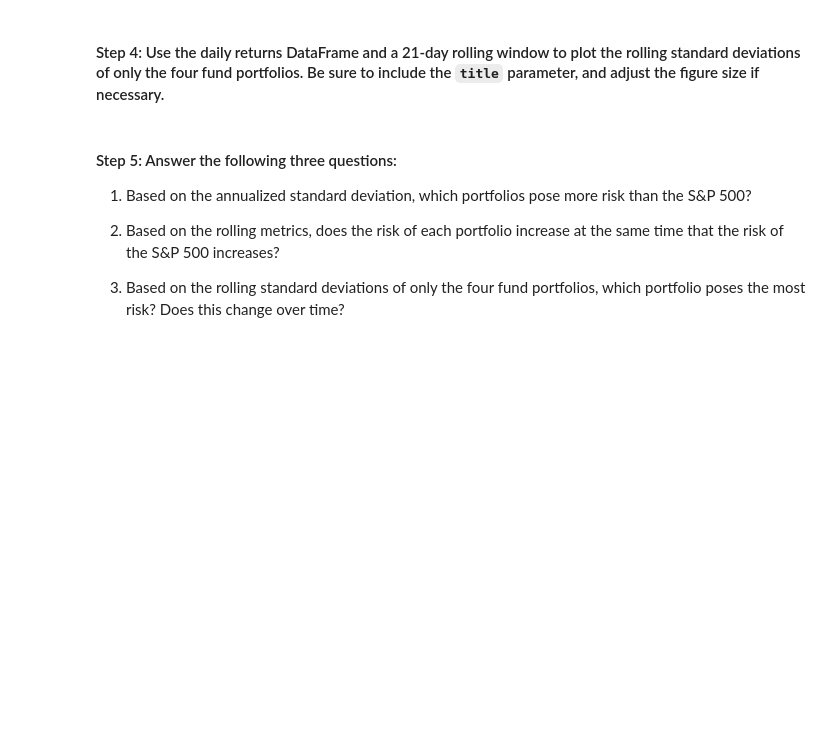
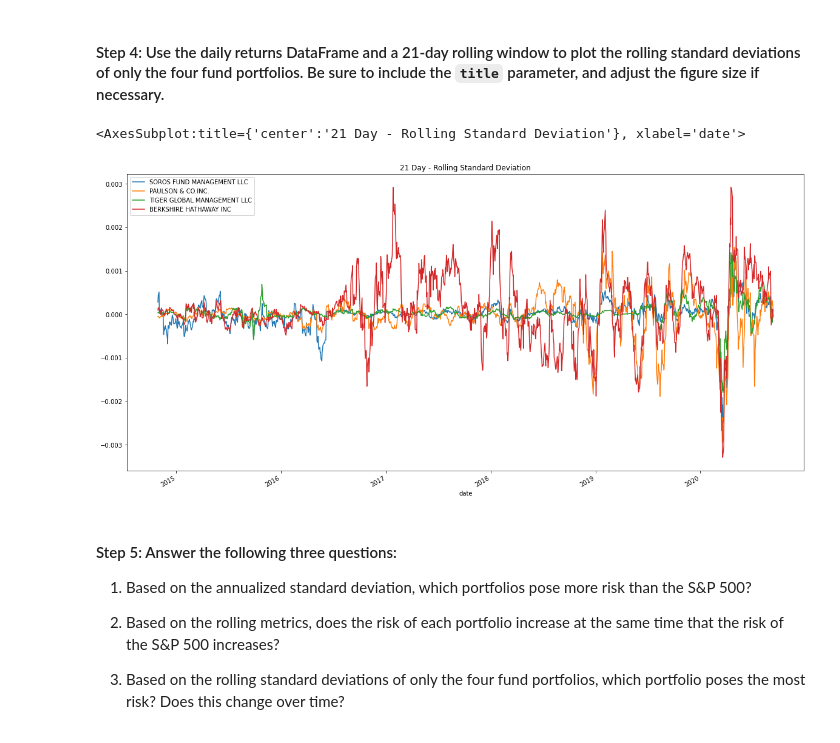
Before and after one commit to ScientiaCapital/Whale-Portfolio-Analysis, a Jupyter notebook: risk_return_analysis.ipynb, the cells around one changed output. Drawn from its saved outputs; the diff is of its cells as text; code cells hidden in the pictures; blank space fills up the shorter version.

```diff
--- a/risk_return_analysis.ipynb
+++ b/risk_return_analysis.ipynb
@@ -301,7 +330,12 @@ Evaluate the risk profile of each portfolio by using the standard deviation and
 # %%
 # Using the daily return data and a 21-day rolling window, plot the rolling standard deviation of just the 4 portfolios.
 # Include a title parameter and adjust the figure size
-# YOUR CODE HERE
+whale_fund_daily_returns_21 = whale_daily_returns_21.drop(columns=["S&P 500"])
+
+whale_fund_daily_returns_21.plot(figsize=(20,10), title="21 Day - Rolling Standard Deviation", label='date')
+# %% [output]
+<AxesSubplot:title={'center':'21 Day - Rolling Standard Deviation'}, xlabel='date'>
+[figure, added]
 # %% [markdown]
 #### Step 5: Answer the following three questions:
 
```
Also changed, not shown: parts of 4 cells of this notebook.
